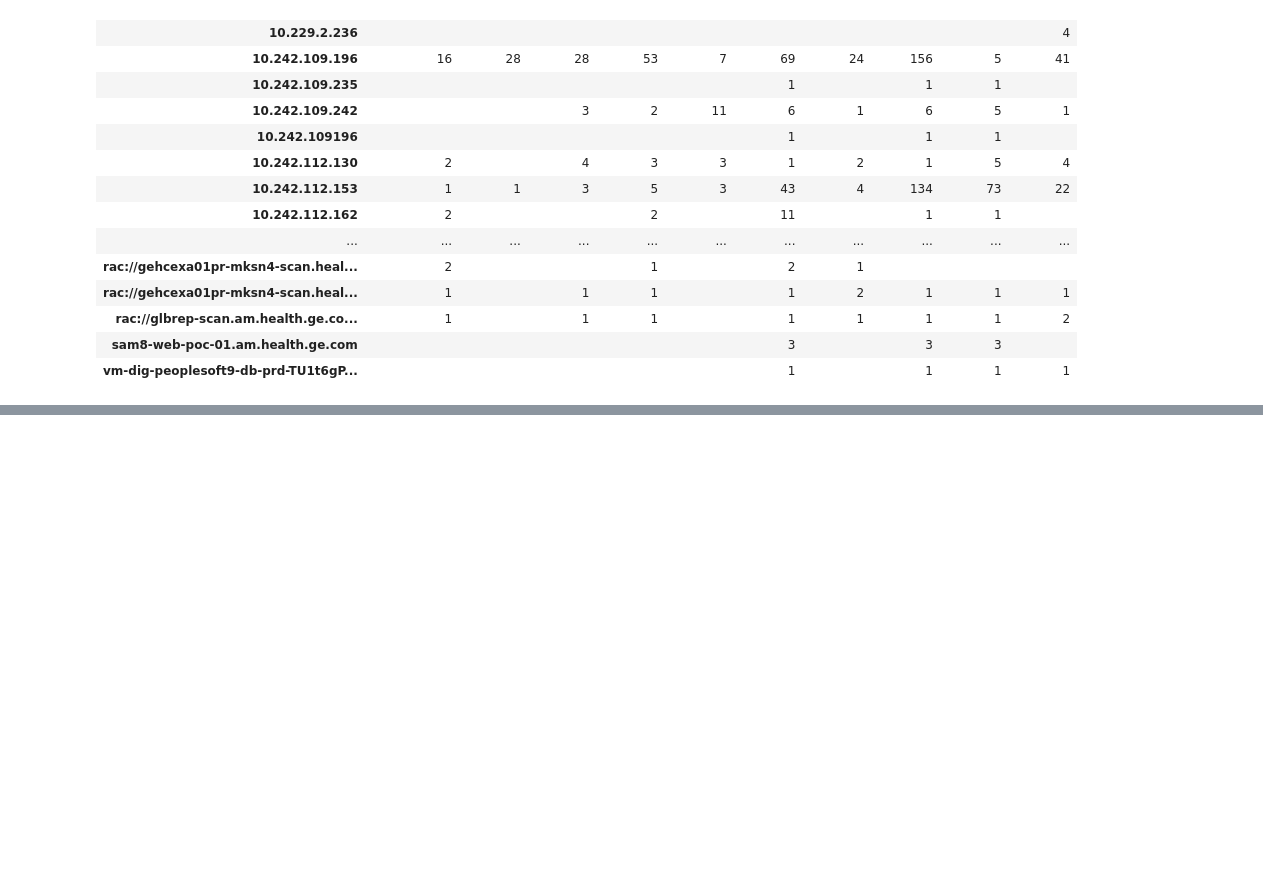
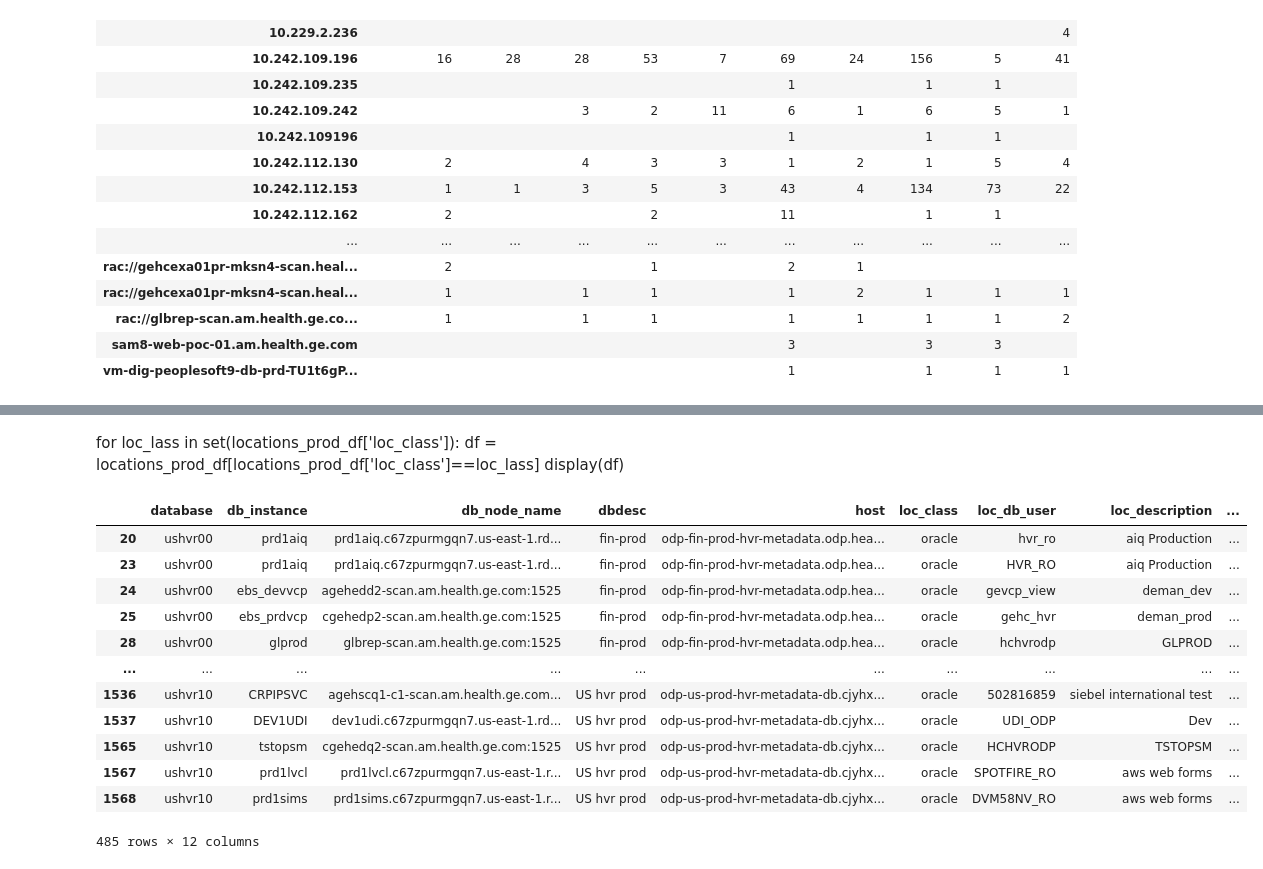
Before and after one commit to bartoszski/haskell, a Jupyter notebook: vitality/PY_LocationAnalysis.ipynb, the cells around one changed output, grey strips where cells are left out. Cells and saved outputs as stored; diff of their text form; code cells hidden in the pictures; blank space fills up the shorter version.

```diff
--- a/vitality/PY_LocationAnalysis.ipynb
+++ b/vitality/PY_LocationAnalysis.ipynb
@@ -165,0 +178,24 @@ locations_prod_df.pivot_table(index='loc_remote_node', columns=['dbdesc','databa
+# %% [markdown]
+for loc_lass in set(locations_prod_df['loc_class']):
+    df = locations_prod_df[locations_prod_df['loc_class']==loc_lass]
+    display(df)
+# %%
+pd.set_option('max_colwidth', 200)  # Set a very large value
+pd.set_option('max_row', 200)  # Set a very large value
+
+
+display(locations_prod_df[locations_prod_df['loc_class']=='oracle'])
+# %% [output]
+|  | database | db_instance | db_node_name | dbdesc | host | loc_class | loc_db_user | loc_description | ... |
+| 20 | ushvr00 | prd1aiq | prd1aiq.c67zpurmgqn7.us-east-1.rd... | fin-prod | odp-fin-prod-hvr-metadata.odp.hea... | oracle | hvr_ro | aiq Production | ... |
+| 23 | ushvr00 | prd1aiq | prd1aiq.c67zpurmgqn7.us-east-1.rd... | fin-prod | odp-fin-prod-hvr-metadata.odp.hea... | oracle | HVR_RO | aiq Production | ... |
+| 24 | ushvr00 | ebs_devvcp | agehedd2-scan.am.health.ge.com:1525 | fin-prod | odp-fin-prod-hvr-metadata.odp.hea... | oracle | gevcp_view | deman_dev | ... |
+| 25 | ushvr00 | ebs_prdvcp | cgehedp2-scan.am.health.ge.com:1525 | fin-prod | odp-fin-prod-hvr-metadata.odp.hea... | oracle | gehc_hvr | deman_prod | ... |
+| 28 | ushvr00 | glprod | glbrep-scan.am.health.ge.com:1525 | fin-prod | odp-fin-prod-hvr-metadata.odp.hea... | oracle | hchvrodp | GLPROD | ... |
+| ... | ... | ... | ... | ... | ... | ... | ... | ... | ... |
+| 1536 | ushvr10 | CRPIPSVC | agehscq1-c1-scan.am.health.ge.com... | US hvr prod | odp-us-prod-hvr-metadata-db.cjyhx... | oracle | 502816859 | siebel international test | ... |
+| 1537 | ushvr10 | DEV1UDI | dev1udi.c67zpurmgqn7.us-east-1.rd... | US hvr prod | odp-us-prod-hvr-metadata-db.cjyhx... | oracle | UDI_ODP | Dev | ... |
+| 1565 | ushvr10 | tstopsm | cgehedq2-scan.am.health.ge.com:1525 | US hvr prod | odp-us-prod-hvr-metadata-db.cjyhx... | oracle | HCHVRODP | TSTOPSM | ... |
+| 1567 | ushvr10 | prd1lvcl | prd1lvcl.c67zpurmgqn7.us-east-1.r... | US hvr prod | odp-us-prod-hvr-metadata-db.cjyhx... | oracle | SPOTFIRE_RO | aws web forms | ... |
+| 1568 | ushvr10 | prd1sims | prd1sims.c67zpurmgqn7.us-east-1.r... | US hvr prod | odp-us-prod-hvr-metadata-db.cjyhx... | oracle | DVM58NV_RO | aws web forms | ... |
+485 rows × 12 columns
```
Also changed, not shown: parts of 10 cells of this notebook, 2 other files.
